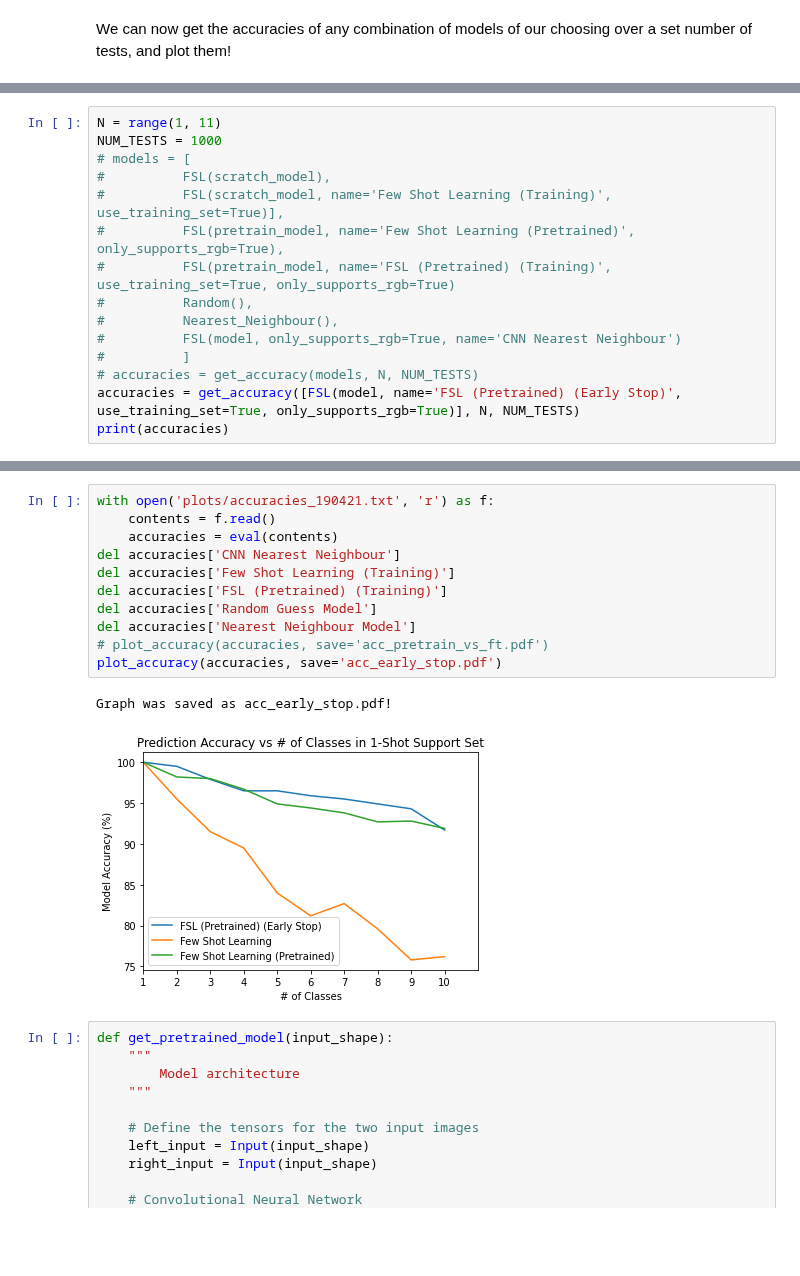
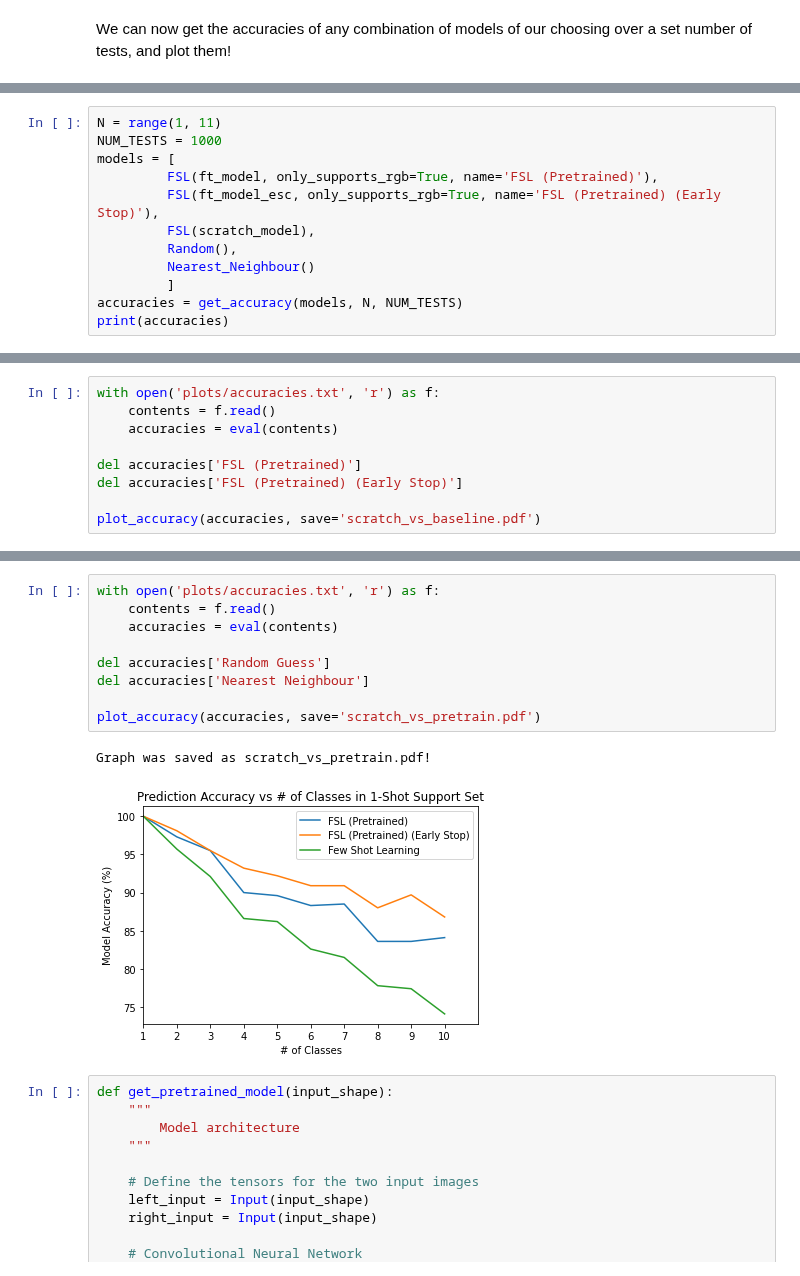
Before and after one commit to beetee17/few_shot_learning, a Jupyter notebook: omniglot/omniglot.ipynb, the cells around one changed output, grey strips where cells are left out. Cells and saved outputs as stored; diff of their text form; blank space fills up the shorter version.

Commit message:
finalise plots

```diff
--- a/omniglot/omniglot.ipynb
+++ b/omniglot/omniglot.ipynb
@@ -841,16 +833,13 @@ ________________________________________________________________________________
 # %%
 N = range(1, 11)
 NUM_TESTS = 1000
-# models = [
-#          FSL(scratch_model),
-#          FSL(scratch_model, name='Few Shot Learning (Training)', use_training_set=True)],
-#          FSL(pretrain_model, name='Few Shot Learning (Pretrained)', only_supports_rgb=True),
-#          FSL(pretrain_model, name='FSL (Pretrained) (Training)', use_training_set=True, only_supports_rgb=True)
-#          Random(),
-#          Nearest_Neighbour(),
-#          FSL(model, only_supports_rgb=True, name='CNN Nearest Neighbour')
-#          ]
-# accuracies = get_accuracy(models, N, NUM_TESTS)
-accuracies = get_accuracy([FSL(model, name='FSL (Pretrained) (Early Stop)', use_training_set=True, only_supports_rgb=True)], N, NUM_TESTS)
+models = [
+         FSL(ft_model, only_supports_rgb=True, name='FSL (Pretrained)'),
+         FSL(ft_model_esc, only_supports_rgb=True, name='FSL (Pretrained) (Early Stop)'),
+         FSL(scratch_model),
+         Random(),
+         Nearest_Neighbour()
+         ]
+accuracies = get_accuracy(models, N, NUM_TESTS)
 print(accuracies)
 # %% [output]
@@ -866,0 +863,9 @@ FSL (Pretrained) (Early Stop) Model achieved 91.7% accuracy on 1000 10-way 1-sho
+# %%
+with open('plots/accuracies.txt', 'r') as f:
+    contents = f.read()
+    accuracies = eval(contents)
+
+del accuracies['FSL (Pretrained)']
+del accuracies['FSL (Pretrained) (Early Stop)']
+
+plot_accuracy(accuracies, save='scratch_vs_baseline.pdf')
@@ -867,17 +875,15 @@ FSL (Pretrained) (Early Stop) Model achieved 91.7% accuracy on 1000 10-way 1-sho
 # %%
-with open('plots/accuracies_190421.txt', 'r') as f:
+with open('plots/accuracies.txt', 'r') as f:
     contents = f.read()
     accuracies = eval(contents)
-del accuracies['CNN Nearest Neighbour']
-del accuracies['Few Shot Learning (Training)']
-del accuracies['FSL (Pretrained) (Training)']
-del accuracies['Random Guess Model']
-del accuracies['Nearest Neighbour Model']
-# plot_accuracy(accuracies, save='acc_pretrain_vs_ft.pdf')
-plot_accuracy(accuracies, save='acc_early_stop.pdf')
+
+del accuracies['Random Guess']
+del accuracies['Nearest Neighbour']
+
+plot_accuracy(accuracies, save='scratch_vs_pretrain.pdf')
 # %% [output]
-Graph was saved as acc_early_stop.pdf!
+Graph was saved as scratch_vs_pretrain.pdf!
-[figure, old version]
+[figure, new version]
 # %%
 def get_pretrained_model(input_shape):
     """
```
Also changed, not shown: parts of 7 cells of this notebook.
